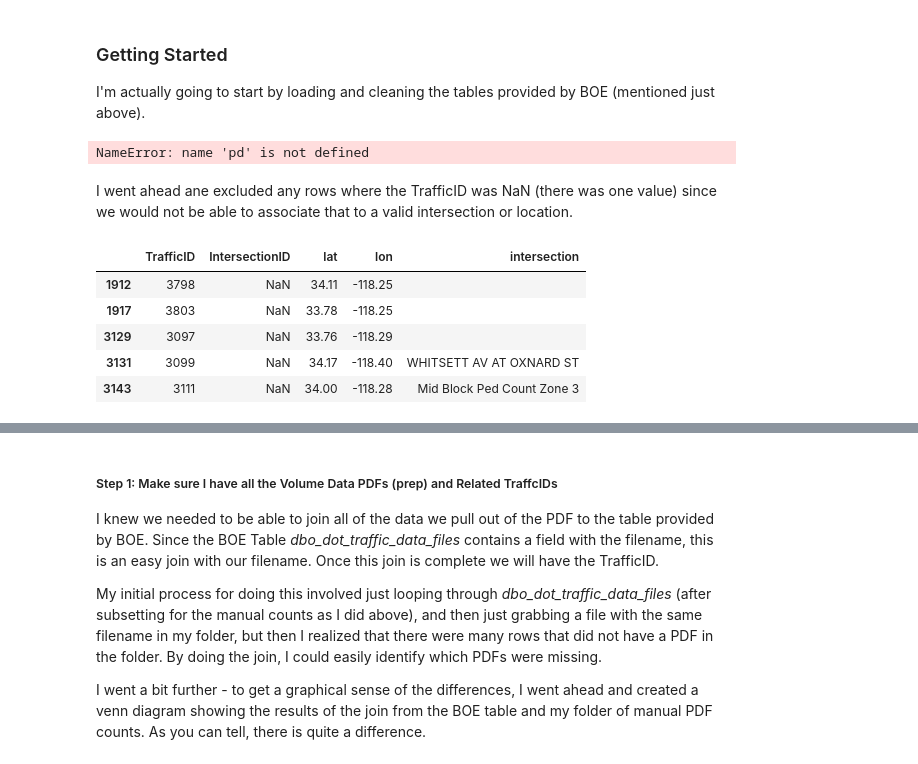
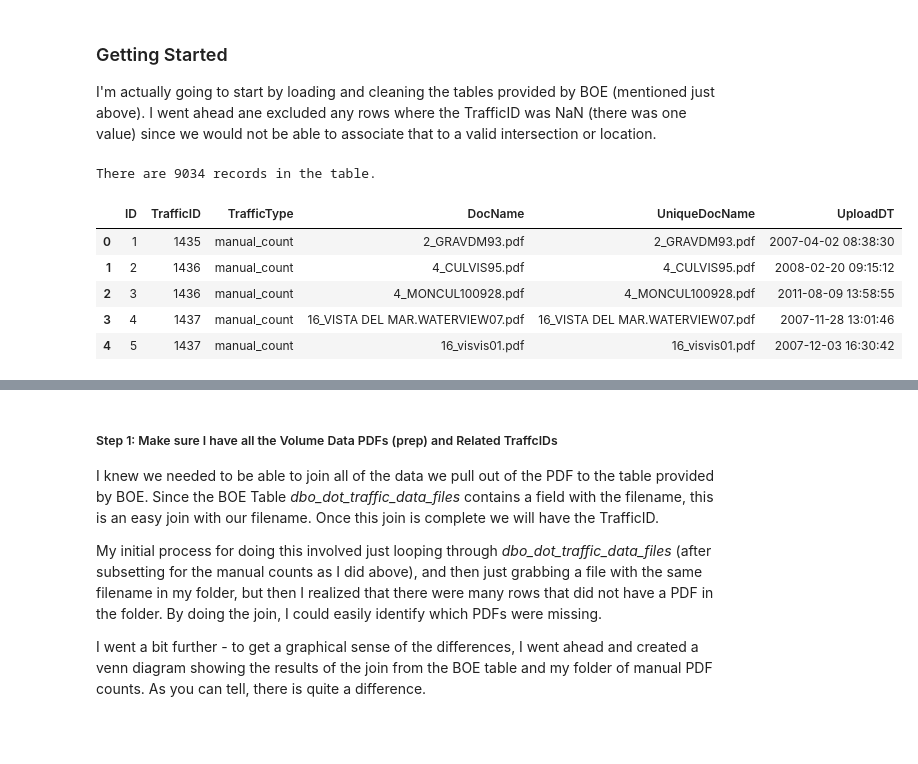
Before and after one commit to black-tea/vehicle-vol-pdf-scrape, a Jupyter notebook: vol-pdf-scrape.ipynb, the cells around one changed output, grey strips where cells are left out. Cells and saved outputs as stored; diff of their text form; code cells hidden in the pictures; blank space fills up the shorter version.

```diff
--- a/vol-pdf-scrape.ipynb
+++ b/vol-pdf-scrape.ipynb
@@ -54,40 +53,27 @@ import os
 # %% [markdown]
 
 ### Getting Started
-I'm actually going to start by loading and cleaning the tables provided by BOE (mentioned just above).
+I'm actually going to start by loading and cleaning the tables provided by BOE (mentioned just above). I went ahead ane excluded any rows where the TrafficID was NaN (there was one value) since we would not be able to associate that to a valid intersection or location.
 # %%
 # Load traffic data files table
-traffic_data_files_path = 'boe_tables/dbo_dot_traffic_data_files.csv'
+traffic_data_files_path = 'data/TrafficCountFileStructure/boe_tables/dbo_dot_traffic_data_files.csv'
 dbo_dot_traffic_data_files = pd.read_csv(traffic_data_files_path, parse_dates=['UploadDT'], encoding="ISO-8859-1")
 
 # Drop rows where TrafficID is NaN, convert TrafficID to int type
 dbo_dot_traffic_data_files = dbo_dot_traffic_data_files.dropna(axis=0, how='any',subset=['TrafficID'])
 dbo_dot_traffic_data_files['TrafficID'] = dbo_dot_traffic_data_files['TrafficID'].astype(int)
 
 # Subset out Survey Data and Automatic Counts
 dbo_dot_traffic_data_files = dbo_dot_traffic_data_files[(dbo_dot_traffic_data_files['TrafficType'] == 'manual_count')]
 
 # See traffic data files head
 print("There are " + str(len(dbo_dot_traffic_data_files)) + " records in the table.")
-dbo_dot_traffic_data_files
+dbo_dot_traffic_data_files.head()
 # %% [output]
-NameError: name 'pd' is not defined
+There are 9034 records in the table.
+|  | ID | TrafficID | TrafficType | DocName | UniqueDocName | UploadDT |
+| 0 | 1 | 1435 | manual_count | 2_GRAVDM93.pdf | 2_GRAVDM93.pdf | 2007-04-02 08:38:30 |
+| 1 | 2 | 1436 | manual_count | 4_CULVIS95.pdf | 4_CULVIS95.pdf | 2008-02-20 09:15:12 |
+| 2 | 3 | 1436 | manual_count | 4_MONCUL100928.pdf | 4_MONCUL100928.pdf | 2011-08-09 13:58:55 |
+| 3 | 4 | 1437 | manual_count | 16_VISTA DEL MAR.WATERVIEW07.pdf | 16_VISTA DEL MAR.WATERVIEW07.pdf | 2007-11-28 13:01:46 |
+| 4 | 5 | 1437 | manual_count | 16_visvis01.pdf | 16_visvis01.pdf | 2007-12-03 16:30:42 |
-# %% [markdown]
-I went ahead ane excluded any rows where the TrafficID was NaN (there was one value) since we would not be able to associate that to a valid intersection or location.
-# %%
-# Load traffic data table
-traffic_data_path = 'boe_tables/dot_traffic_data.csv'
-dot_traffic_data = pd.read_csv(traffic_data_path)
-
-# Drop "ext" and "Shape" columns
-dot_traffic_data = dot_traffic_data.drop(['ext','Shape'], axis=1)
-
-# See traffic data head
-dot_traffic_data[pd.isnull(dot_traffic_data['IntersectionID'])].head()
-# %% [output]
-|  | TrafficID | IntersectionID | lat | lon | intersection |
-| 1912 | 3798 | NaN | 34.11 | -118.25 |  |
-| 1917 | 3803 | NaN | 33.78 | -118.25 |  |
-| 3129 | 3097 | NaN | 33.76 | -118.29 |  |
-| 3131 | 3099 | NaN | 34.17 | -118.40 | WHITSETT AV AT OXNARD ST |
-| 3143 | 3111 | NaN | 34.00 | -118.28 | Mid Block Ped Count Zone 3 |
```
Also changed, not shown: parts of 13 cells of this notebook, 4 other files.
